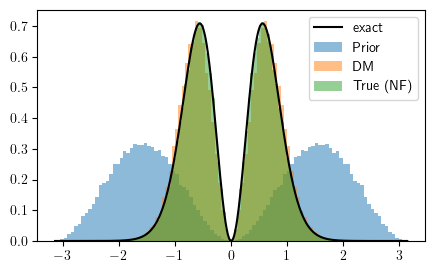
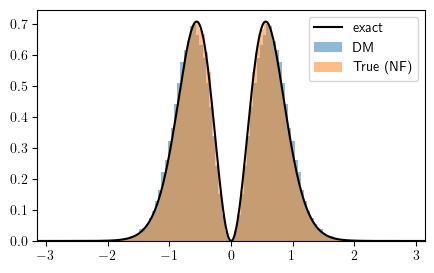
The change to this notebook cell's code, shown as a diff; its figure went from the first image to the second:
--- before
+++ after
@@ -3,7 +3,10 @@
 plt.plot(x, pdf_x, 'k', label='exact')
 
-plt.hist(theta_x.ravel(), label = 'Prior', bins=100, density=True, alpha=0.5)
+# plt.hist(theta_x.ravel(), label = 'Prior', bins=100, density=True, alpha=0.5)
 plt.hist(theta_y.ravel(), label = 'DM', bins=100, density=True, alpha=0.5)
 plt.hist(theta_test.ravel(), label = 'True (NF)', bins=100, density=True, alpha=0.5)
 
-plt.legend();
+plt.xlim([-np.pi, np.pi])
+plt.legend()
+
+fig.savefig("SU2_matrix_sampling.png", dpi=600)

Commit: examples: SU(2) and SU(3) matrix models updated